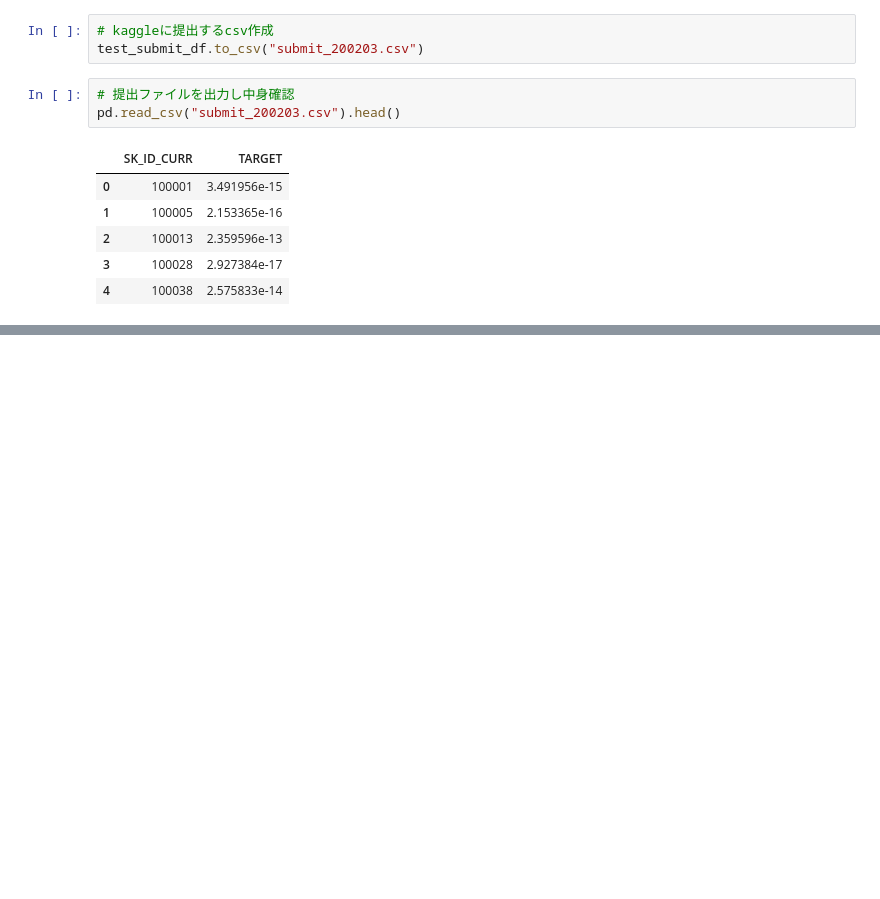
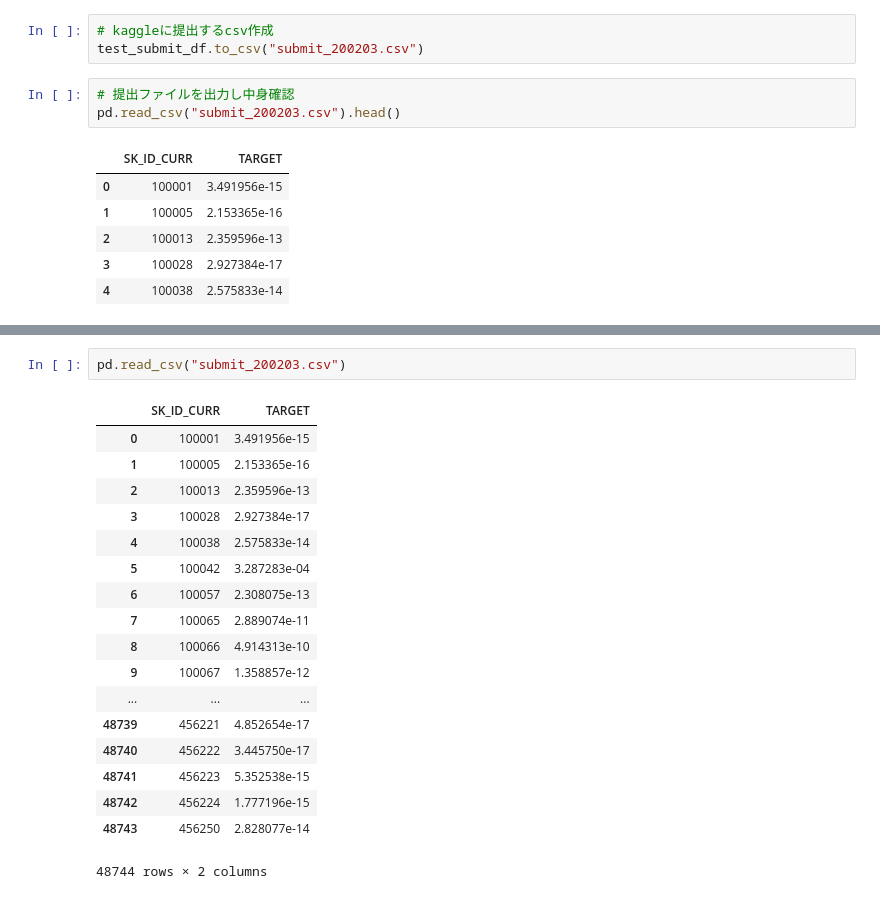
Before and after one commit to shibata0827/diveintocode-ml, a Jupyter notebook: week4/week4-classwork1.ipynb, the cells around one changed output, grey strips where cells are left out. Drawn from its saved outputs; the diff is of its cells as text; blank space fills up the shorter version.

```diff
--- a/week4/week4-classwork1.ipynb
+++ b/week4/week4-classwork1.ipynb
@@ -818,0 +840,21 @@ pd.read_csv("submit_200203.csv").head()
+# %%
+pd.read_csv("submit_200203.csv")
+# %% [output]
+|  | SK_ID_CURR | TARGET |
+| 0 | 100001 | 3.491956e-15 |
+| 1 | 100005 | 2.153365e-16 |
+| 2 | 100013 | 2.359596e-13 |
+| 3 | 100028 | 2.927384e-17 |
+| 4 | 100038 | 2.575833e-14 |
+| 5 | 100042 | 3.287283e-04 |
+| 6 | 100057 | 2.308075e-13 |
+| 7 | 100065 | 2.889074e-11 |
+| 8 | 100066 | 4.914313e-10 |
+| 9 | 100067 | 1.358857e-12 |
+| ... | ... | ... |
+| 48739 | 456221 | 4.852654e-17 |
+| 48740 | 456222 | 3.445750e-17 |
+| 48741 | 456223 | 5.352538e-15 |
+| 48742 | 456224 | 1.777196e-15 |
+| 48743 | 456250 | 2.828077e-14 |
+48744 rows × 2 columns
```
Also changed, not shown: parts of 1 cell of this notebook, 43 other files.
